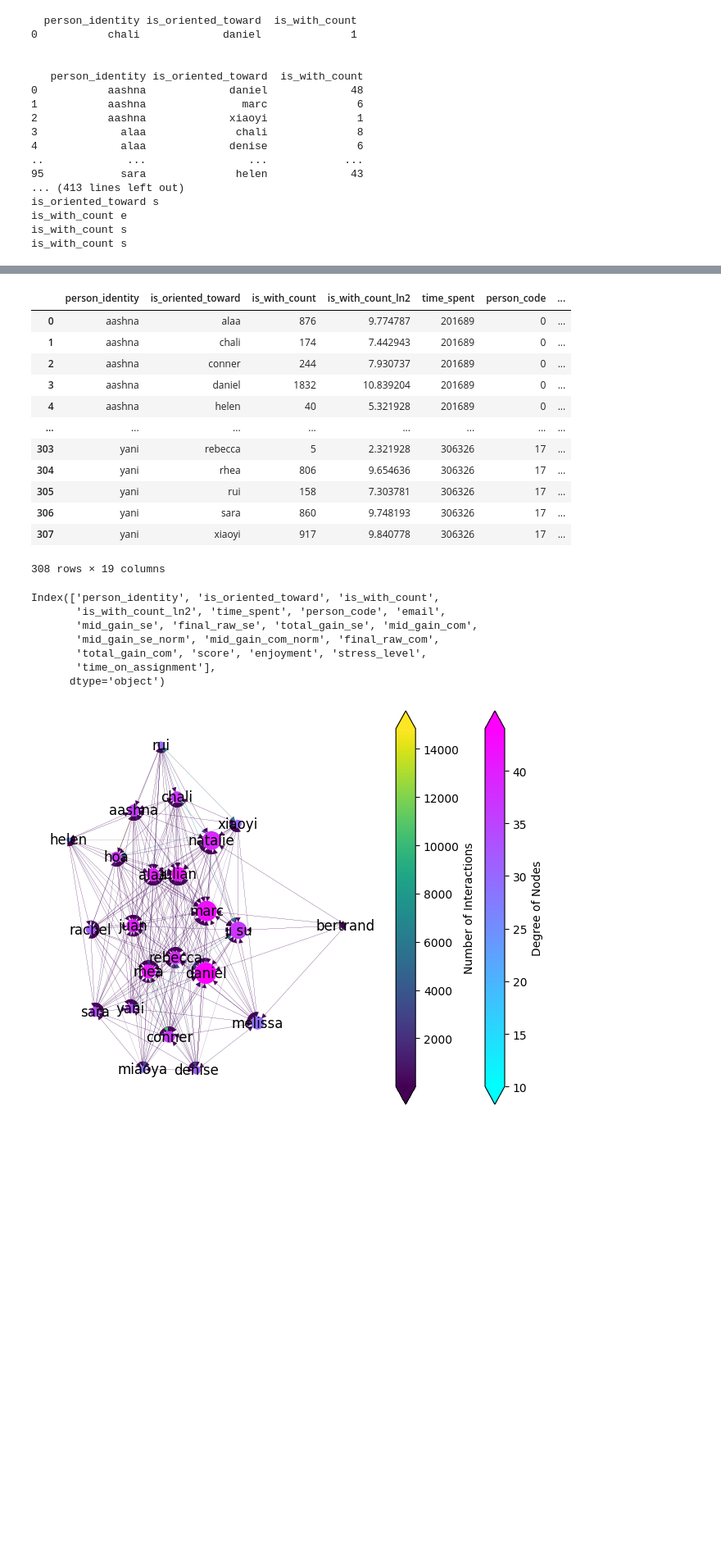
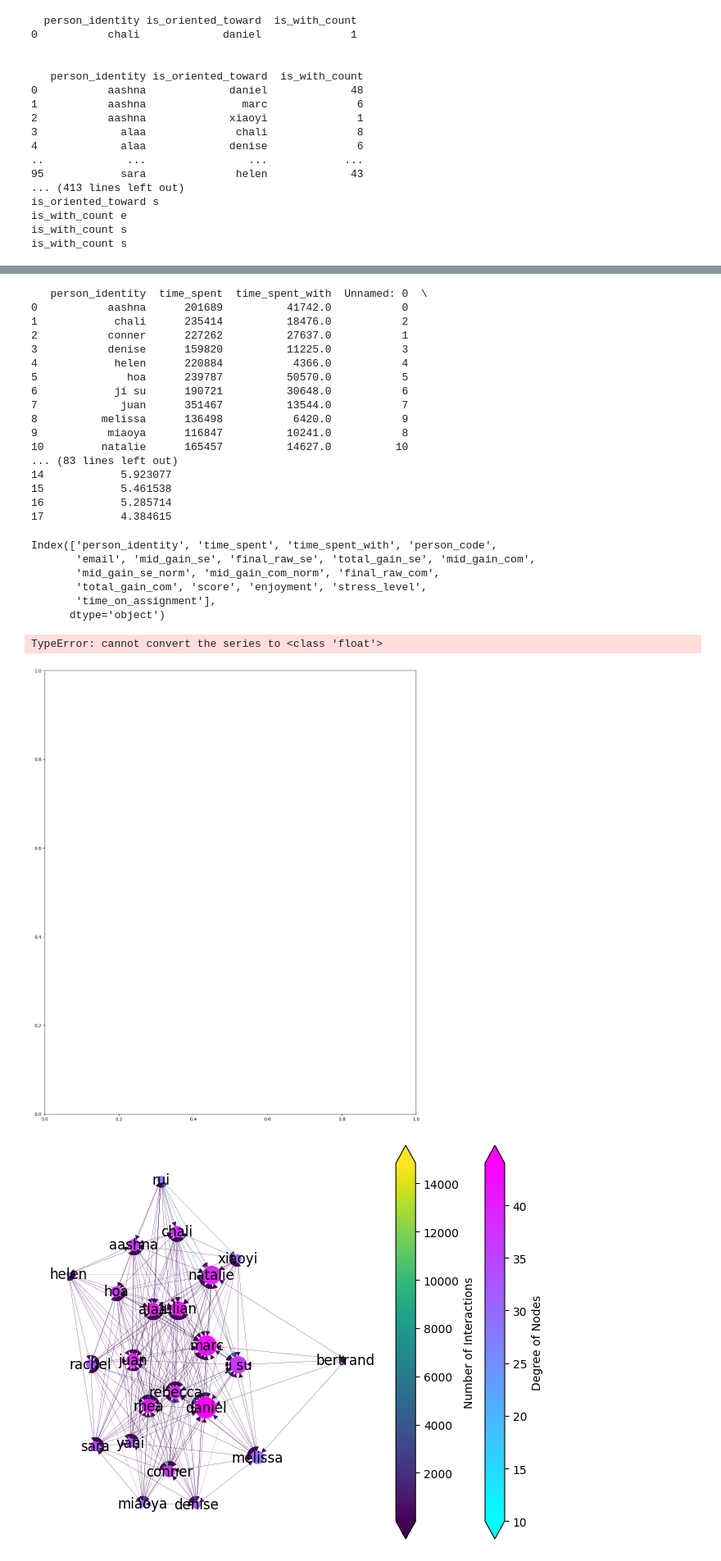
Before and after one commit to loufla/Makerspace-Project2, a Jupyter notebook: synthetized.ipynb, the cells around one changed output, grey strips where cells are left out. Shown at 82% size. Drawn from its saved outputs; the diff is of its cells as text; code cells hidden in the pictures; blank space fills up the shorter version.

```diff
--- a/synthetized.ipynb
+++ b/synthetized.ipynb
@@ -717,0 +696,15 @@ master_df.head()
+# %%
+time_spent_dat = dat.groupby(['person_identity']).size().reset_index(name='time_spent')
+print(time_spent_dat)
+print(grouped_data)
+group2data = grouped_data
+time_spent_dat1 = group2data.groupby(['person_identity'])['is_with_count'].sum().reset_index(name='time_spent')
+time_spent_dat2 = group2data.groupby(['is_oriented_toward'])['is_with_count'].sum().reset_index(name='time_spent')
+time_spent_dat2.rename(columns={'is_oriented_toward':'person_identity'}, inplace=True)
+time_spent_dat1.set_index('person_identity').to_dict()['time_spent']
+time_spent_dat2.set_index('person_identity').to_dict()['time_spent']
+time_with_dat = pd.concat([time_spent_dat1, time_spent_dat2]).groupby(['person_identity'])['time_spent'].sum().reset_index(name='time_spent_with')
+
+master_df = time_spent_dat
+master_df = master_df.merge(time_with_dat, on='person_identity', how='left')
+master_df.head()
@@ -718,27 +735,31 @@ master_df.head()
 # %%
 master_df = master_df.merge(scores_df, on='person_identity')
+print(master_df)
 master_df.rename(columns={'Unnamed: 0':'person_code'}, inplace=True)
-master_df
+master_df = master_df.astype({'person_code':float, 'person_identity':str, 'time_spent':int, 'time_spent_with':int, 'score':float})
 # %% [output]
-|  | person_identity | is_oriented_toward | is_with_count | is_with_count_ln2 | time_spent | person_code | ... |
-| 0 | aashna | alaa | 876 | 9.774787 | 201689 | 0 | ... |
-| 1 | aashna | chali | 174 | 7.442943 | 201689 | 0 | ... |
-| 2 | aashna | conner | 244 | 7.930737 | 201689 | 0 | ... |
-| 3 | aashna | daniel | 1832 | 10.839204 | 201689 | 0 | ... |
-| 4 | aashna | helen | 40 | 5.321928 | 201689 | 0 | ... |
-| ... | ... | ... | ... | ... | ... | ... | ... |
-| 303 | yani | rebecca | 5 | 2.321928 | 306326 | 17 | ... |
-| 304 | yani | rhea | 806 | 9.654636 | 306326 | 17 | ... |
-| 305 | yani | rui | 158 | 7.303781 | 306326 | 17 | ... |
-| 306 | yani | sara | 860 | 9.748193 | 306326 | 17 | ... |
-| 307 | yani | xiaoyi | 917 | 9.840778 | 306326 | 17 | ... |
-308 rows × 19 columns
+   person_identity  time_spent  time_spent_with  Unnamed: 0  \
+0           aashna      201689          41742.0           0
+1            chali      235414          18476.0           2
+2           conner      227262          27637.0           1
+3           denise      159820          11225.0           3
+4            helen      220884           4366.0           4
+5              hoa      239787          50570.0           5
+6            ji su      190721          30648.0           6
+7             juan      351467          13544.0           7
+8          melissa      136498           6420.0           9
+9           miaoya      116847          10241.0           8
+10         natalie      165457          14627.0          10
+... (83 lines left out)
+14            5.923077
+15            5.461538
+16            5.285714
+17            4.384615
 # %%
 master_df.columns
 # %% [output]
-Index(['person_identity', 'is_oriented_toward', 'is_with_count',
-       'is_with_count_ln2', 'time_spent', 'person_code', 'email',
-       'mid_gain_se', 'final_raw_se', 'total_gain_se', 'mid_gain_com',
+Index(['person_identity', 'time_spent', 'time_spent_with', 'person_code',
+       'email', 'mid_gain_se', 'final_raw_se', 'total_gain_se', 'mid_gain_com',
        'mid_gain_se_norm', 'mid_gain_com_norm', 'final_raw_com',
        'total_gain_com', 'score', 'enjoyment', 'stress_level',
        'time_on_assignment'],
@@ -754,9 +777,12 @@ script_heatmap = os.path.join(base_path, '2020-Makerspace-tracking', 'Analysis',
 # %%
 # define our predictors (rows) and outcomes (columns)
-predictors = ['time_spent']
+predictors = ['time_spent', 'time_spent_with']
 outcomes = ['mid_gain_se', 'mid_gain_com', 'enjoyment', 'stress_level','mid_gain_se_norm', 'mid_gain_com_norm', 'enjoyment','stress_level', 'score']
 
-#compute_correlation(master_df, predictors, outcomes)
+compute_correlation(master_df, predictors, outcomes)
+# %% [output]
+TypeError: cannot convert the series to <class 'float'>
+[figure, added]
 # %%
 
 #Data Analysis
```
Also changed, not shown: parts of 9 cells of this notebook, 2 other files.
